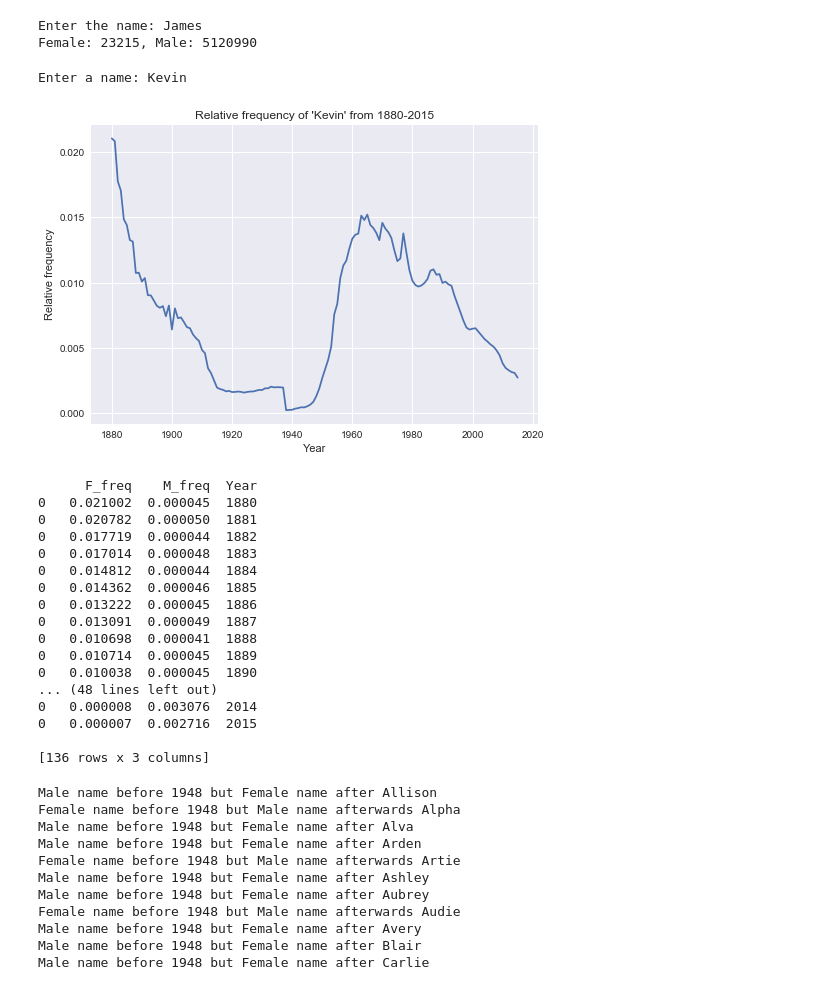
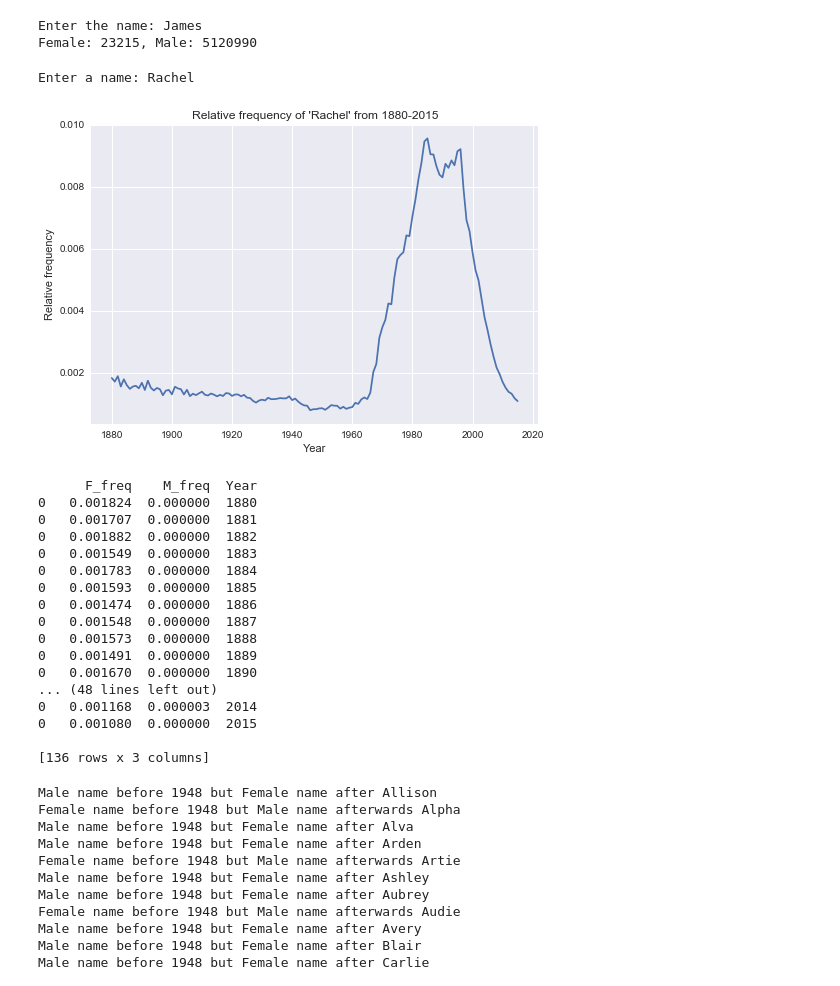
Before and after one commit to Ada520/DSLab, a Jupyter notebook: Lab2/Lab2.ipynb, the cells around one changed output. Saved outputs shown, nothing was run; the diff lists cells and outputs as text; code cells hidden in the pictures.

```diff
--- a/Lab2/Lab2.ipynb
+++ b/Lab2/Lab2.ipynb
@@ -318,56 +318,62 @@ for filename in filenames:
     dfs.append(pd.read_csv(filename, sep=',', names=['name', 'gender', 'freq']))
 df_freq = pd.DataFrame()
 year = 1880
+name_count_female = 0
+name_count_male = 0
 for df in dfs:
     df_name = df.loc[df['name'] == name]
     females = df_name.loc[df_name['gender'] == 'F'].freq
     males = df_name.loc[df_name['gender'] == 'M'].freq
     if len(females) > 0:
         name_count_female = females.values[0]
     if len(males) > 0:
         name_count_male = males.values[0]
     #get specific name's male and female count
 
     df_female = df.loc[df['gender'] == 'F'].sum()
     df_male = df.loc[df['gender'] == 'M'].sum()
     total_count_female = df_female[2]
     total_count_male = df_male[2]
     #get total male and female count
 
     rel_freq_female = name_count_female / float(total_count_female)
     rel_freq_male = name_count_male / float(total_count_male)
     #calculate relative freq of name
 
     df_name_freq = pd.DataFrame({'Year' : year,'F_freq' : [rel_freq_female], 'M_freq' : [rel_freq_male]})
     df_freq = df_freq.append(df_name_freq)
     year += 1
 
+    #reset
+    name_count_female = 0
+    name_count_male =0
+
 plt.title("Relative frequency of '"+ name + "' from 1880-2015")
 plt.xlabel("Year")
 plt.ylabel("Relative frequency")
 plt.plot(df_freq.Year, (df_freq.M_freq + df_freq.F_freq))
 plt.show()
 
 
 print(df_freq)
 # %% [output]
-Enter a name: Kevin
+Enter a name: Rachel
-[figure, old version]
+[figure, new version]
       F_freq    M_freq  Year
-0   0.021002  0.000045  1880
-0   0.020782  0.000050  1881
-0   0.017719  0.000044  1882
-0   0.017014  0.000048  1883
-0   0.014812  0.000044  1884
-0   0.014362  0.000046  1885
-0   0.013222  0.000045  1886
-0   0.013091  0.000049  1887
-0   0.010698  0.000041  1888
-0   0.010714  0.000045  1889
-0   0.010038  0.000045  1890
+0   0.001824  0.000000  1880
+0   0.001707  0.000000  1881
+0   0.001882  0.000000  1882
+0   0.001549  0.000000  1883
+0   0.001783  0.000000  1884
+0   0.001593  0.000000  1885
+0   0.001474  0.000000  1886
+0   0.001548  0.000000  1887
+0   0.001573  0.000000  1888
+0   0.001491  0.000000  1889
+0   0.001670  0.000000  1890
 ... (48 lines left out)
-0   0.000008  0.003076  2014
-0   0.000007  0.002716  2015
+0   0.001168  0.000003  2014
+0   0.001080  0.000000  2015
 
 [136 rows x 3 columns]
 # %%
```
Also changed, not shown: parts of 1 cell of this notebook, 1 other file.
